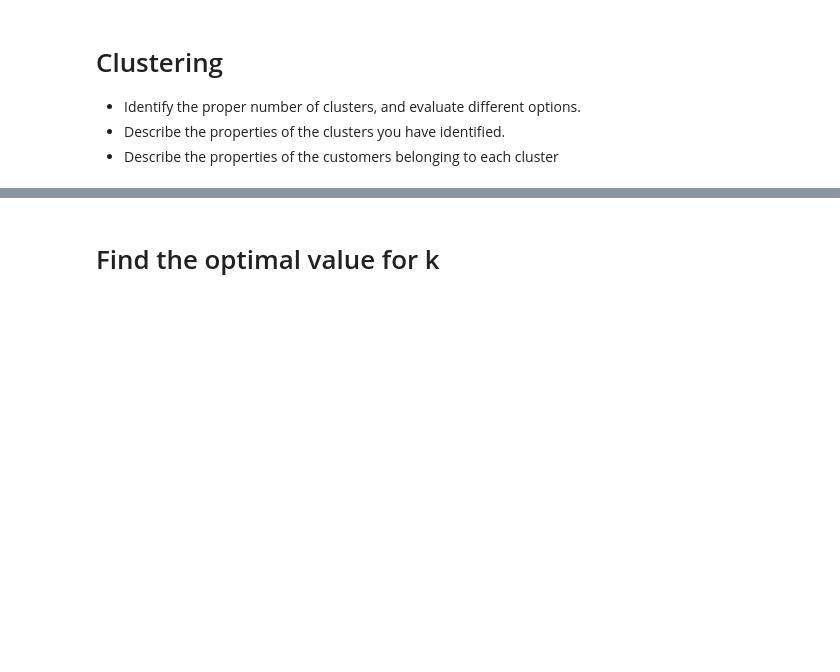
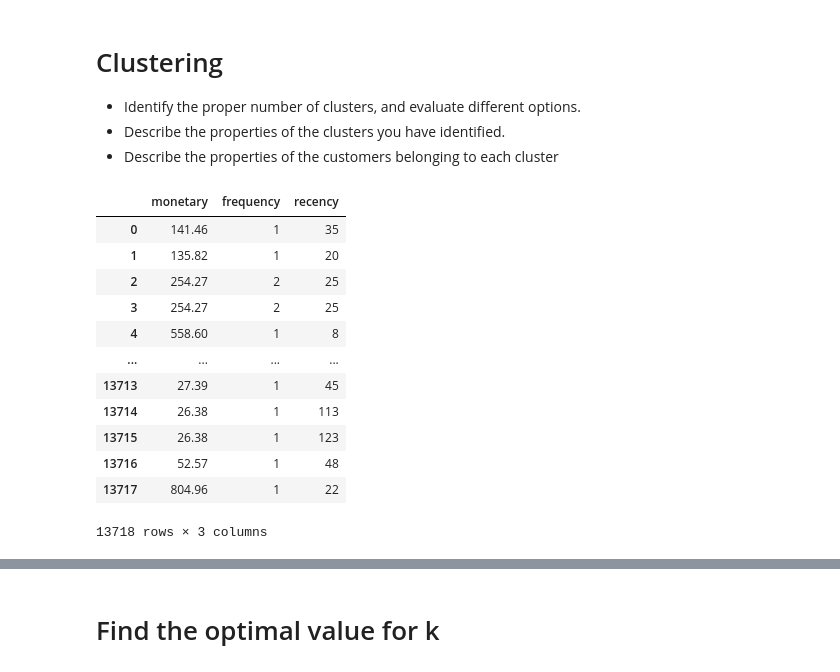
Before and after one commit to prffraia/Machine_Learning, a Jupyter notebook: 03_Clustering.ipynb, the cells around one changed output, grey strips where cells are left out. Cells and saved outputs as stored; diff of their text form; code cells hidden in the pictures; blank space fills up the shorter version.

```diff
--- a/03_Clustering.ipynb
+++ b/03_Clustering.ipynb
@@ -82,6 +82,22 @@ memory usage: 3.5+ MB
 *   Identify the proper number of clusters, and evaluate different options.
 *   Describe the properties of the clusters you have identified.
 *   Describe the properties of the customers belonging to each cluster
+# %%
+df[['monetary', 'frequency', 'recency']]
+# %% [output]
+|  | monetary | frequency | recency |
+| 0 | 141.46 | 1 | 35 |
+| 1 | 135.82 | 1 | 20 |
+| 2 | 254.27 | 2 | 25 |
+| 3 | 254.27 | 2 | 25 |
+| 4 | 558.60 | 1 | 8 |
+| ... | ... | ... | ... |
+| 13713 | 27.39 | 1 | 45 |
+| 13714 | 26.38 | 1 | 113 |
+| 13715 | 26.38 | 1 | 123 |
+| 13716 | 52.57 | 1 | 48 |
+| 13717 | 804.96 | 1 | 22 |
+13718 rows × 3 columns
 # %%
 # Cluster the data
 from sklearn.cluster import KMeans
```
Also changed, not shown: parts of 6 cells of this notebook.
